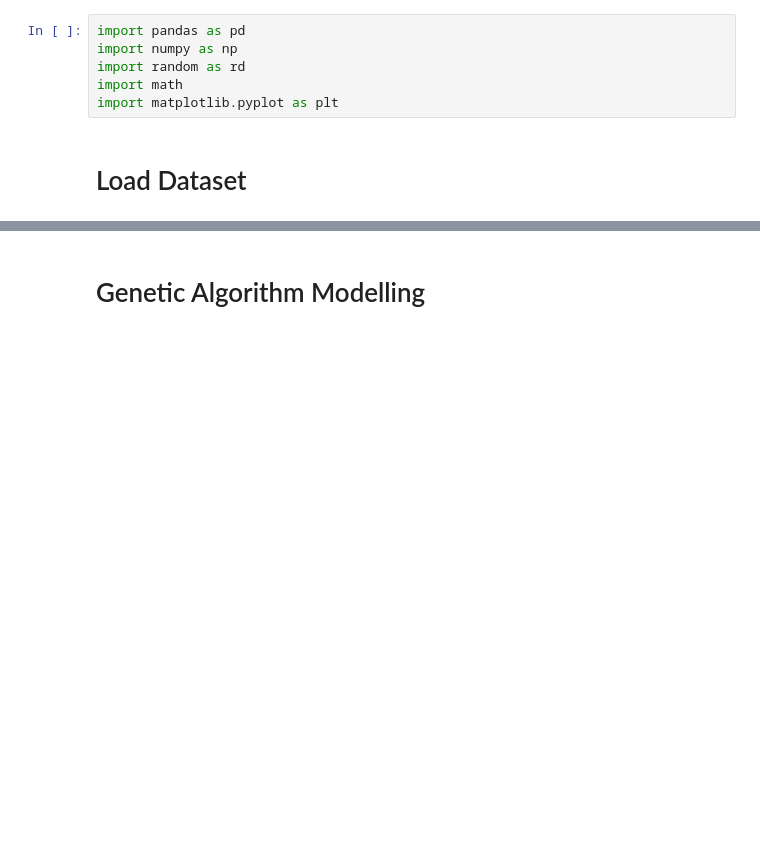
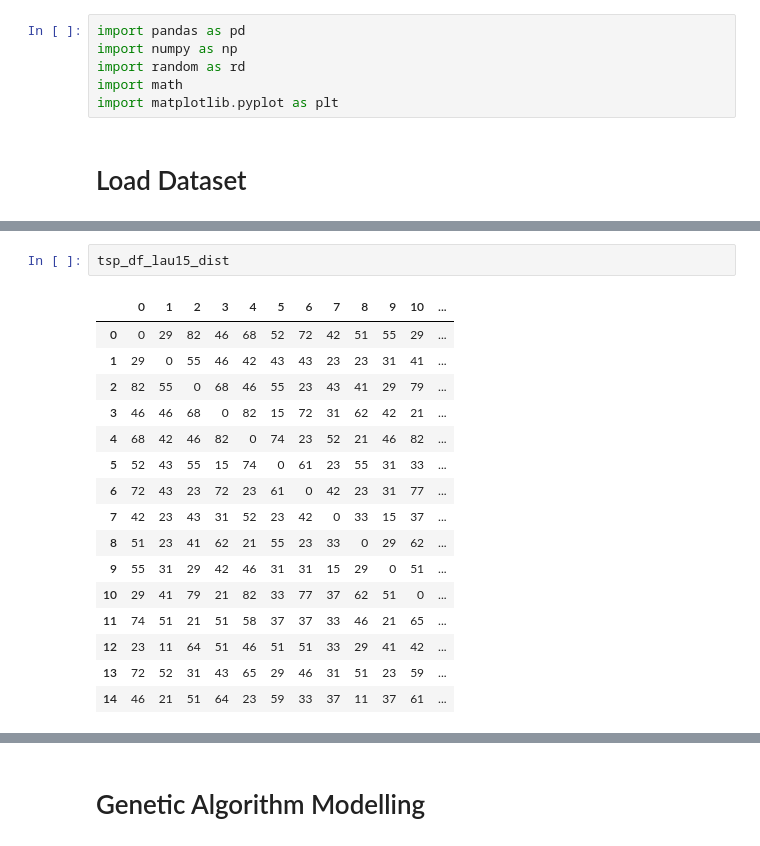
Before and after one commit to satriabimantara/Travelling-Salesman-Problem-Genetic-Algorithm, a Jupyter notebook: Travelling Salesman Problem with Genetic Algorithm.ipynb, the cells around one changed output, grey strips where cells are left out. Cells and saved outputs as stored; diff of their text form; blank space fills up the shorter version.

```diff
--- a/Travelling Salesman Problem with Genetic Algorithm.ipynb
+++ b/Travelling Salesman Problem with Genetic Algorithm.ipynb
@@ -31,3 +33,22 @@ tsp_df
 | 28 | 121 | 83 | 100 | 63 | 73 | 90 | 69 | 92 | 33 | 51 | ... | ... |
 | 29 | 73 | 52 | 56 | 42 | 114 | 60 | 92 | 63 | 16 | 39 | ... | ... |
 30 rows × 30 columns
+# %%
+tsp_df_lau15_dist
+# %% [output]
+|  | 0 | 1 | 2 | 3 | 4 | 5 | 6 | 7 | 8 | 9 | 10 | ... |
+| 0 | 0 | 29 | 82 | 46 | 68 | 52 | 72 | 42 | 51 | 55 | 29 | ... |
+| 1 | 29 | 0 | 55 | 46 | 42 | 43 | 43 | 23 | 23 | 31 | 41 | ... |
+| 2 | 82 | 55 | 0 | 68 | 46 | 55 | 23 | 43 | 41 | 29 | 79 | ... |
+| 3 | 46 | 46 | 68 | 0 | 82 | 15 | 72 | 31 | 62 | 42 | 21 | ... |
+| 4 | 68 | 42 | 46 | 82 | 0 | 74 | 23 | 52 | 21 | 46 | 82 | ... |
+| 5 | 52 | 43 | 55 | 15 | 74 | 0 | 61 | 23 | 55 | 31 | 33 | ... |
+| 6 | 72 | 43 | 23 | 72 | 23 | 61 | 0 | 42 | 23 | 31 | 77 | ... |
+| 7 | 42 | 23 | 43 | 31 | 52 | 23 | 42 | 0 | 33 | 15 | 37 | ... |
+| 8 | 51 | 23 | 41 | 62 | 21 | 55 | 23 | 33 | 0 | 29 | 62 | ... |
+| 9 | 55 | 31 | 29 | 42 | 46 | 31 | 31 | 15 | 29 | 0 | 51 | ... |
+| 10 | 29 | 41 | 79 | 21 | 82 | 33 | 77 | 37 | 62 | 51 | 0 | ... |
+| 11 | 74 | 51 | 21 | 51 | 58 | 37 | 37 | 33 | 46 | 21 | 65 | ... |
+| 12 | 23 | 11 | 64 | 51 | 46 | 51 | 51 | 33 | 29 | 41 | 42 | ... |
+| 13 | 72 | 52 | 31 | 43 | 65 | 29 | 46 | 31 | 51 | 23 | 59 | ... |
+| 14 | 46 | 21 | 51 | 64 | 23 | 59 | 33 | 37 | 11 | 37 | 61 | ... |
```
Also changed, not shown: parts of 20 cells of this notebook.
